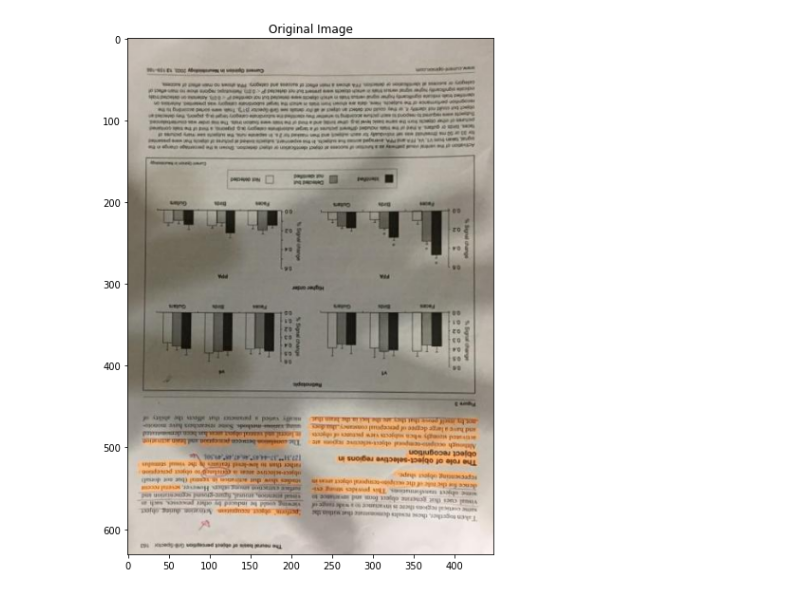
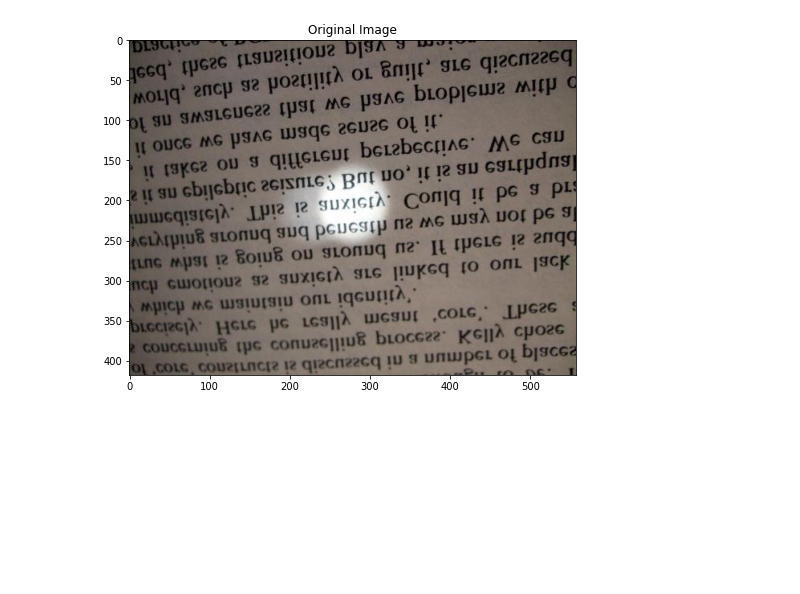
Before and after one commit to monsij/Shadow-Removal, a Jupyter notebook: document_shadow_removal/RunMe.ipynb, the cells around one changed output. Cells and saved outputs as stored; diff of their text form; code cells hidden in the pictures; blank space fills up the shorter version.

Commit message:
Improvise Jian-Ren implementation

```diff
--- a/document_shadow_removal/RunMe.ipynb
+++ b/document_shadow_removal/RunMe.ipynb
@@ -1,31 +1,30 @@
 # %%
+# Implementation of Jian Ren et.al
+
 import numpy as np
 from PIL import Image
 import matplotlib.pyplot as plt
 from skimage import color,filters
 from scipy import ndimage as ndi
 from helper_functions import *
 
 
 base_img_rpath = '../dataset/document/'
 base_img_wpath = '../output/document/'
 
 #choices = 'color_mosaic.jpg', 'textbook.jpg', 'manuscript.jpg'
-filename = 'rect_16.jpg'
+filename = 'textbook.jpg'
 doc = Image.open(base_img_rpath + filename)
 
 
-
-doc_shad = np.array(doc)
 doc_orig = np.array(doc)
-shd_ratio = 0.35
 
 plt.figure(figsize = (8,10))
 plt.imshow(doc)
 plt.title('Original Image')
 plt.show()
 # %% [output]
-[figure, old version]
+[figure, new version]
 # %%
 choice = 3
 title1 = 'Original Image'
```
Also changed, not shown: parts of 5 cells of this notebook, 4 other files.
